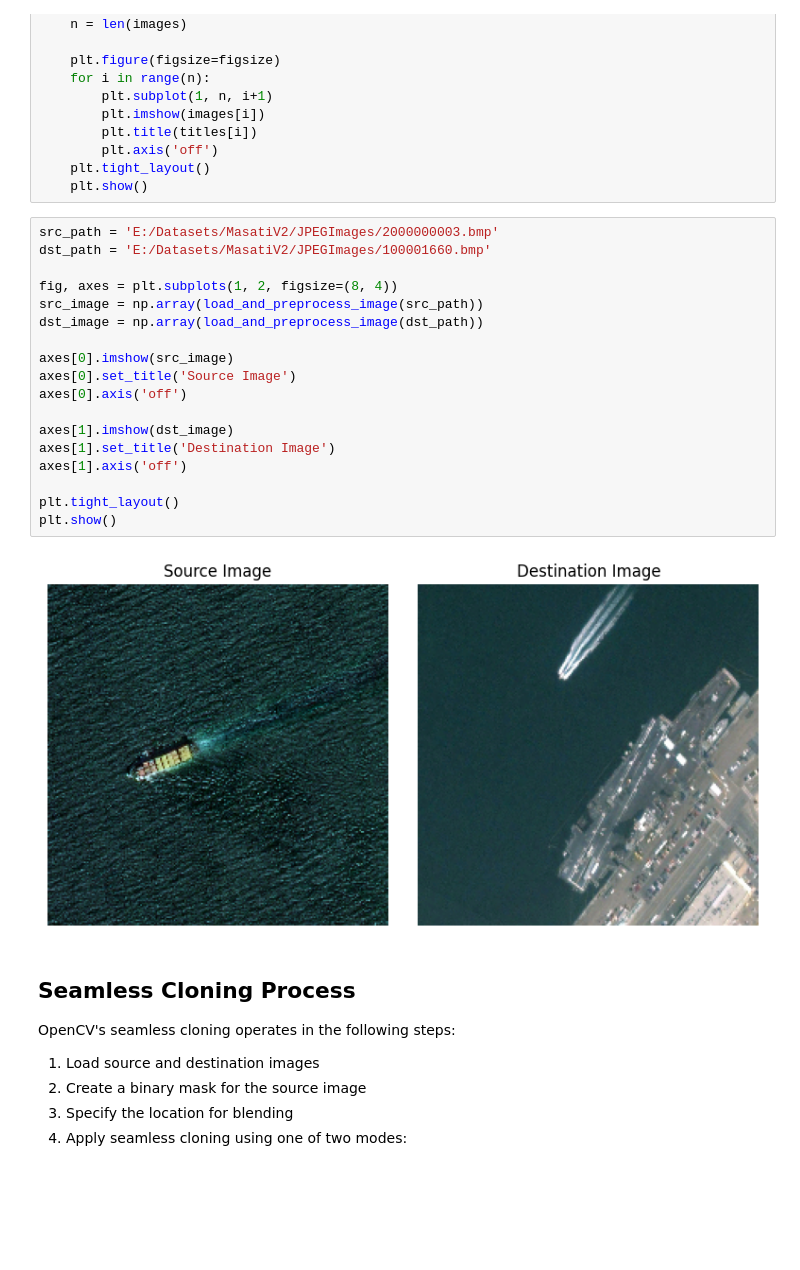
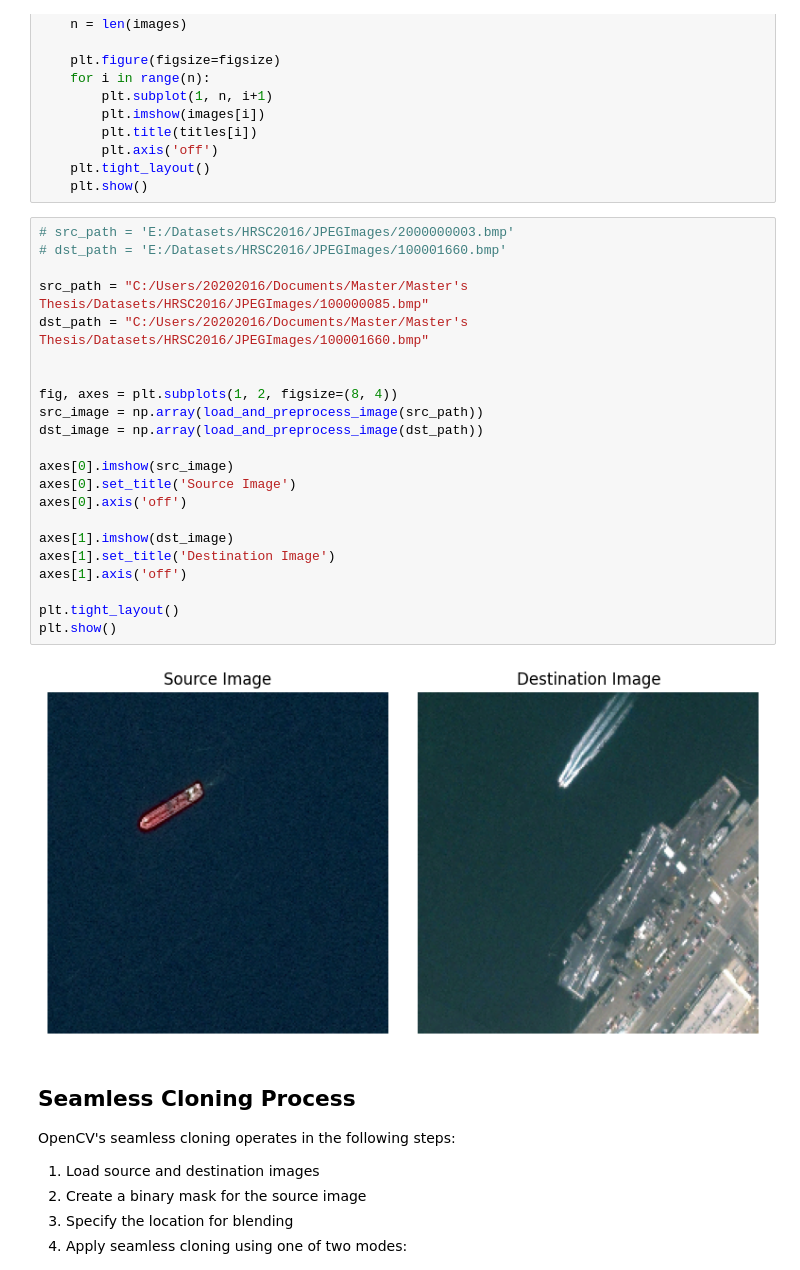
Before and after one commit to ElanoBeer/synthetic-satellite-pipeline, a Jupyter notebook: notebooks/seamless-cloning.ipynb, the cells around one changed output. Drawn from its saved outputs; the diff is of its cells as text; blank space fills up the shorter version.

```diff
--- a/notebooks/seamless-cloning.ipynb
+++ b/notebooks/seamless-cloning.ipynb
@@ -51,25 +52,29 @@ def display_images(images, titles=None, figsize=(10,5)):
     plt.tight_layout()
     plt.show()
 # %%
-src_path = 'E:/Datasets/MasatiV2/JPEGImages/2000000003.bmp'
-dst_path = 'E:/Datasets/MasatiV2/JPEGImages/100001660.bmp'
+# src_path = 'E:/Datasets/HRSC2016/JPEGImages/2000000003.bmp'
+# dst_path = 'E:/Datasets/HRSC2016/JPEGImages/100001660.bmp'
+
+src_path = "C:/Users/20202016/Documents/Master/Master's Thesis/Datasets/HRSC2016/JPEGImages/100000085.bmp"
+dst_path = "C:/Users/20202016/Documents/Master/Master's Thesis/Datasets/HRSC2016/JPEGImages/100001660.bmp"
+
 
 fig, axes = plt.subplots(1, 2, figsize=(8, 4))
 src_image = np.array(load_and_preprocess_image(src_path))
 dst_image = np.array(load_and_preprocess_image(dst_path))
 
 axes[0].imshow(src_image)
 axes[0].set_title('Source Image')
 axes[0].axis('off')
 
 axes[1].imshow(dst_image)
 axes[1].set_title('Destination Image')
 axes[1].axis('off')
 
 plt.tight_layout()
 plt.show()
 # %% [output]
-[figure, old version]
+[figure, new version]
 # %% [markdown]
 ## Seamless Cloning Process
 
```
Also changed, not shown: parts of 12 cells of this notebook.
